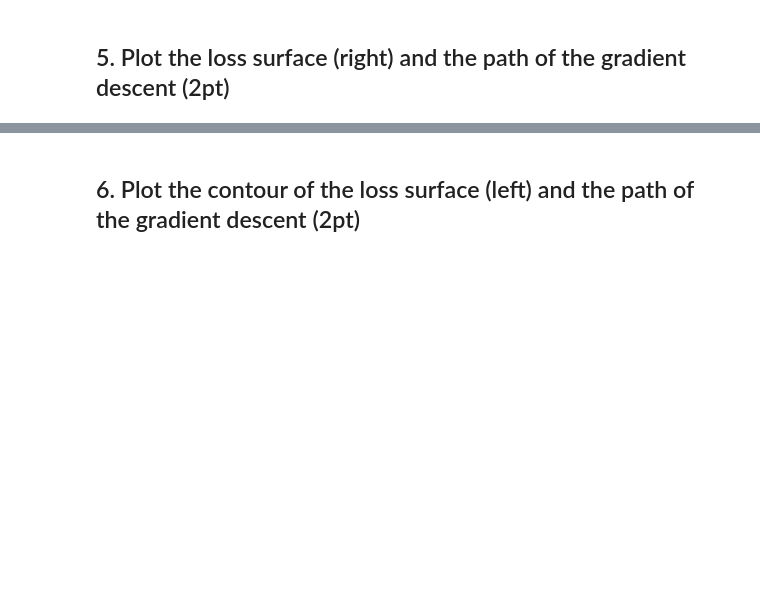
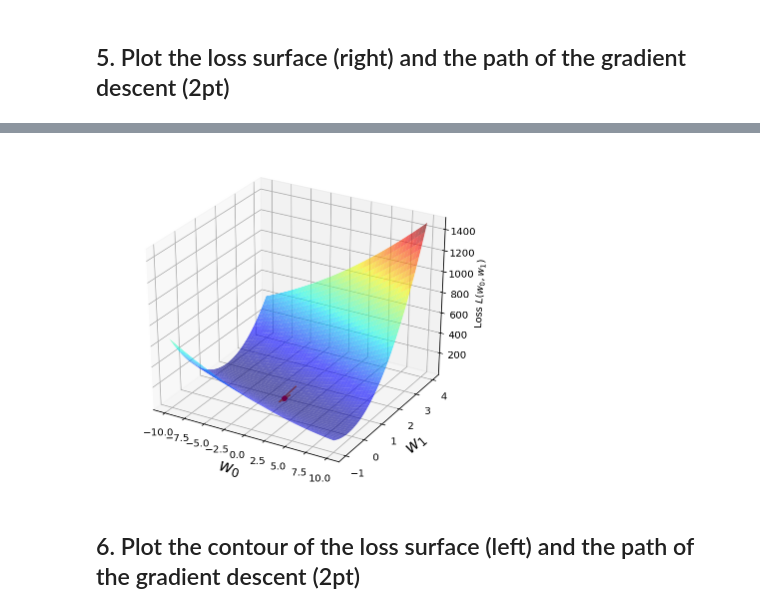
Before and after one commit to wkdthf21/Machine-Learning-Assignment, a Jupyter notebook: assignment_02_assignment_02_b.ipynb, the cells around one changed output, grey strips where cells are left out. Saved outputs shown, nothing was run; the diff lists cells and outputs as text; code cells hidden in the pictures; blank space fills up the shorter version.

```diff
--- a/assignment_02_assignment_02_b.ipynb
+++ b/assignment_02_assignment_02_b.ipynb
@@ -549,2 +552,92 @@ loss gradient descent= 11.462600167377458
+# %%
+# plot gradient descent
+def plot_3d_gradient_descent(X,y,w_init,tau,max_iter):
+
+    def f_pred(X,w):
+
+        f = np.dot(X, w)
+
+        return f
+
+    def loss_mse(y_pred,y):
+
+        temp_y = y_pred - y
+        loss = np.dot(temp_y.T, temp_y) / y_pred.size
+
+        return loss
+
+    # gradient descent function definition
+    def grad_desc(X, y, w_init, tau, max_iter):
+
+        L_iters = np.empty((max_iter, 1))# record the loss values
+        w_iters = np.empty((max_iter, 2))# record the parameter values
+        w = w_init # initialization
+
+        for i in range(max_iter): # loop over the iterations
+
+            y_pred = f_pred(X, w)# linear predicition function
+            grad_f = grad_loss(y_pred,y,X)# gradient of the loss
+            w = w - tau * grad_f# update rule of gradient descent
+            L_iters[i] = loss_mse(y_pred,y)# save the current loss value
+            w_iters[i,:] = w.T# save the current w value
+
+        return w, L_iters, w_iters
+
+    # run gradient descent
+    w, L_iters, w_iters = grad_desc(X, y, w_init, tau, max_iter)
+
+    # Create grid coordinates for plotting a range of L(w0,w1)-values
+    B0 = np.linspace(-10, 10, 50)
+    B1 = np.linspace(-1, 4, 50)
+
+    xx, yy = np.meshgrid(B0, B1, indexing='xy')
+    Z = np.zeros((B0.size,B1.size))
+
+    # Calculate loss values based on L(w0,w1)-values
+    w_B = np.empty([2,1], dtype=float)
+    for (i,j),v in np.ndenumerate(Z):
+        w_B[0][0] = B0[j]
+        w_B[1][0] = B1[i]
+        y_B = f_pred(X, w_B)
+        Z[i,j] = loss_mse(y_B, y)
+
+
+    # 3D visualization
+    fig = plt.figure(figsize=(15,6))
+    ax2 = fig.add_subplot(122, projection='3d')
+
+    # Right plot
+    ax2.plot_surface(xx, yy, Z, rstride=1, cstride=1, alpha=0.6, cmap=plt.cm.jet)
+    ax2.set_zlabel('Loss $L(w_0,w_1)$')
+    ax2.set_zlim(Z.min(),Z.max())
+
+    # plot gradient descent
+    Z2 = np.zeros([max_iter])
+    w0 = np.empty(max_iter)
+    w1 = np.empty(max_iter)
+    for i in range(max_iter):
+        w0[i] = w_iters[i][0]
+        w1[i] = w_iters[i][1]
+        Z2[i] = L_iters[i][0]
+
+    ax2.plot(w0, w1, Z2)
+    ax2.scatter(w[0], w[1], L_iters[max_iter - 1][0],  c = 'r') # ???
+
+    # settings common to both plots
+    for ax in fig.axes:
+        ax.set_xlabel(r'$w_0$', fontsize=17)
+        ax.set_ylabel(r'$w_1$', fontsize=17)
+
+
+# run plot_gradient_descent function
+w_init = np.array([[0], [0]])
+tau = 0.01
+max_iter = 20
+X = np.append(np.ones(x_train.size).reshape(-1, 1), np.array(x_train).reshape(-1, 1) , axis = 1)
+y = np.array(y_train).reshape(-1, 1)
+
+plot_3d_gradient_descent(X,y,w_init,tau,max_iter)
+# %% [output]
+[figure, added]
 # %% [markdown]
 ## 6. Plot the contour of the loss surface (left) and the path of the gradient descent (2pt)
```
Also changed, not shown: parts of 10 cells of this notebook.
